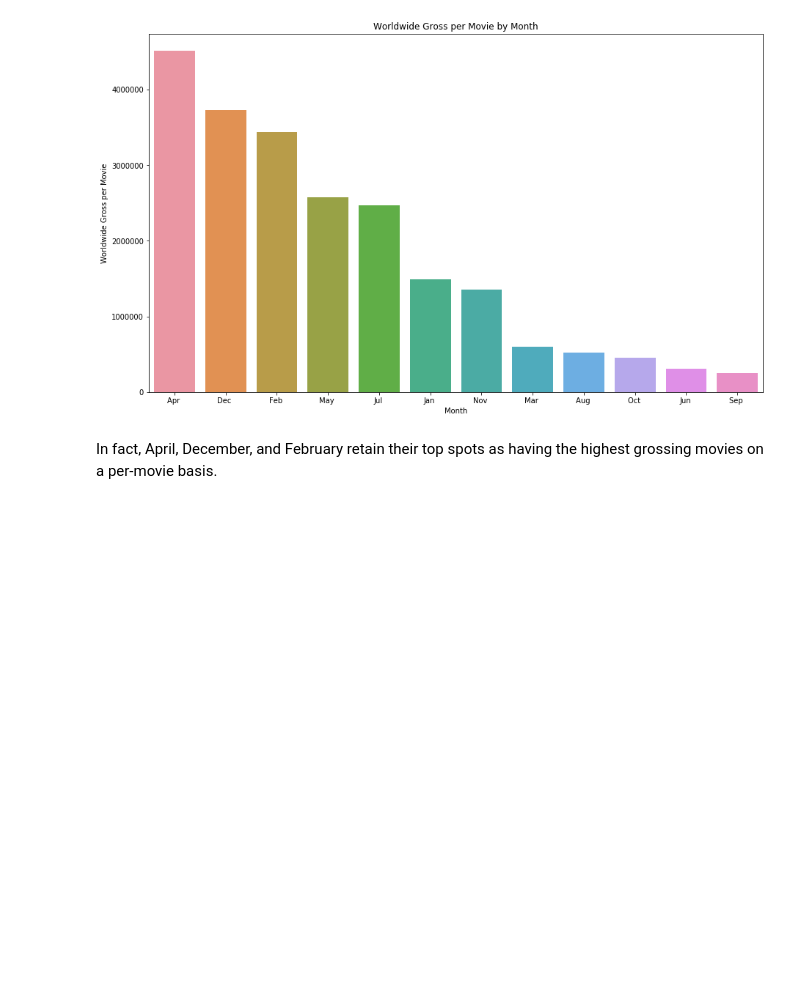
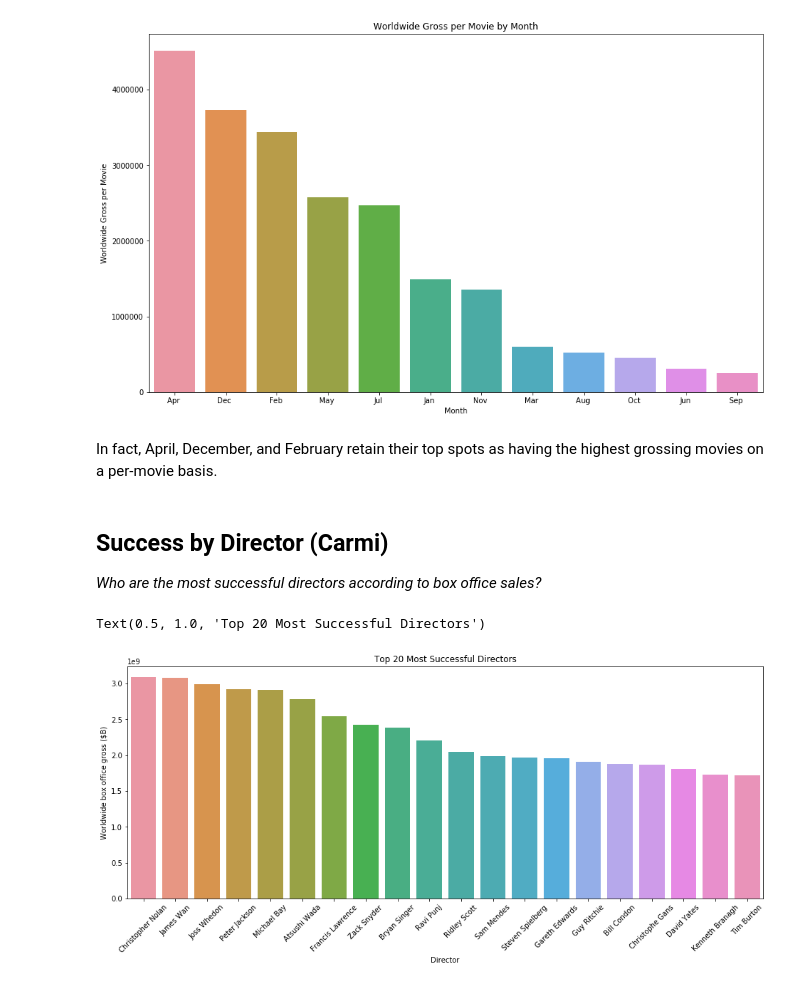
Before and after one commit to medoffc/carmijohngowalking, a Jupyter notebook: Carmi and John Walked 1,000 Miles.ipynb, the cells around one changed output. Saved outputs shown, nothing was run; the diff lists cells and outputs as text; code cells hidden in the pictures; blank space fills up the shorter version.

```diff
--- a/Carmi and John Walked 1,000 Miles.ipynb
+++ b/Carmi and John Walked 1,000 Miles.ipynb
@@ -190,3 +192,35 @@ plt.show()
 [figure]
 # %% [markdown]
 In fact, April, December, and February retain their top spots as having the highest grossing movies on a per-movie basis.
+# %% [markdown]
+## Success by Director (Carmi)
+
+*Who are the most successful directors according to box office sales?*
+# %%
+df2=pd.read_sql('''Select primary_name,primary_profession,movie,production_budget,domestic_gross,worldwide_gross
+From movies.imdb_title_crew
+join imdb_name_basics
+on imdb_name_basics.nconst = imdb_title_crew.directors
+join imdb_title_basics
+on imdb_title_basics.tconst = imdb_title_crew.tconst
+join tn_movie_budgets
+on imdb_title_basics.primary_title=tn_movie_budgets.movie
+where primary_profession like "%director%"''',conn)
+# %%
+df2['worldwide_gross']=df2['worldwide_gross'].str.replace(',','')
+df2['worldwide_gross']=df2['worldwide_gross'].str.replace('$','')
+df2['worldwide_gross'] = df2.worldwide_gross.astype(float)
+# %%
+g=df2[['primary_name','worldwide_gross']]
+# %%
+gbd = g.groupby('primary_name').sum().sort_values('worldwide_gross',ascending=False).head(20)
+# %%
+plt.figure(figsize=(16, 6))
+sns.barplot(gbd.index,gbd.worldwide_gross)
+plt.xlabel('Director')
+plt.ylabel('Worldwide box office gross ($B)')
+plt.xticks(rotation=45)
+plt.title('Top 20 Most Successful Directors')
+# %% [output]
+Text(0.5, 1.0, 'Top 20 Most Successful Directors')
+[figure, added]
```
Also changed, not shown: parts of 1 cell of this notebook, 2 other files.
